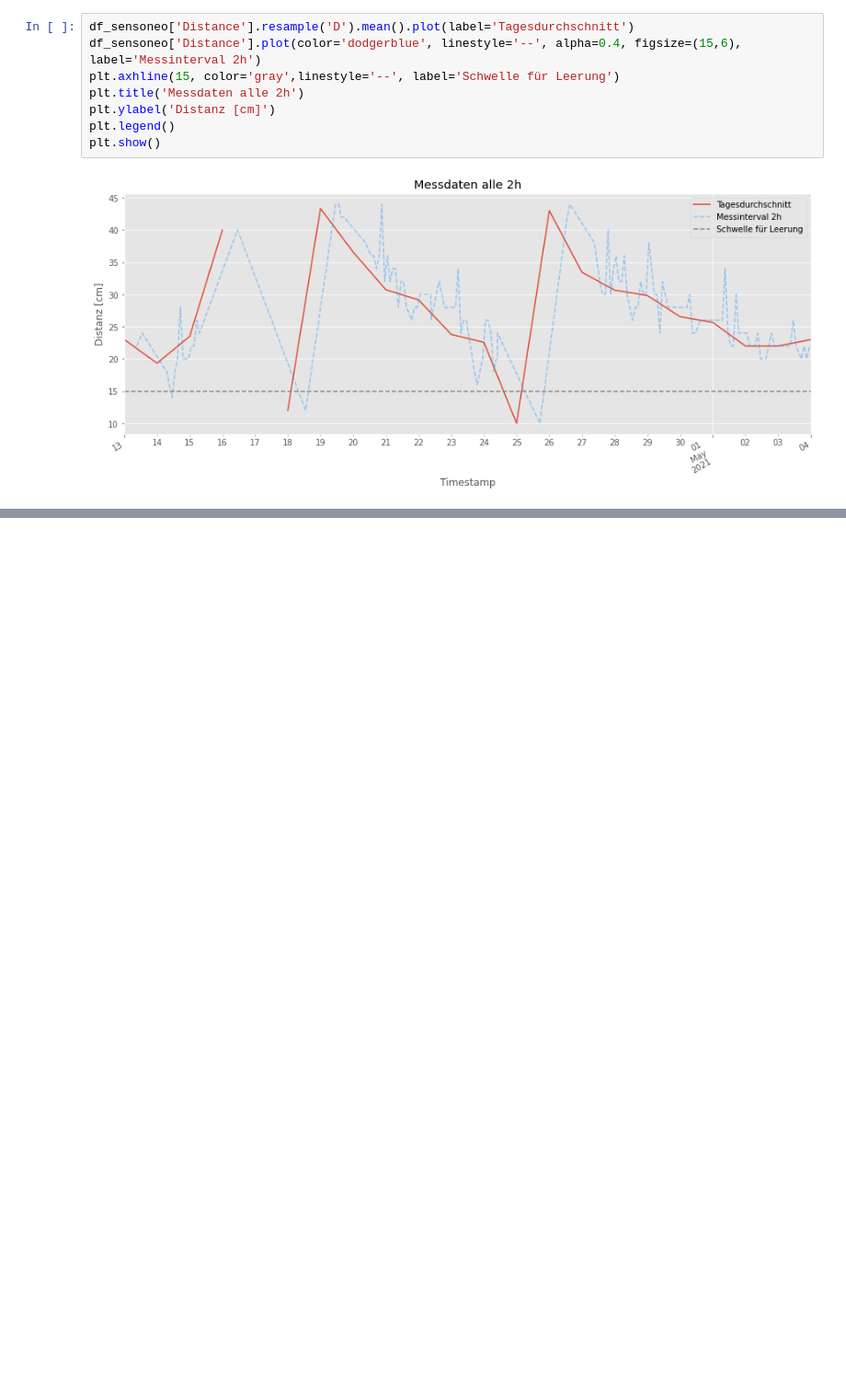
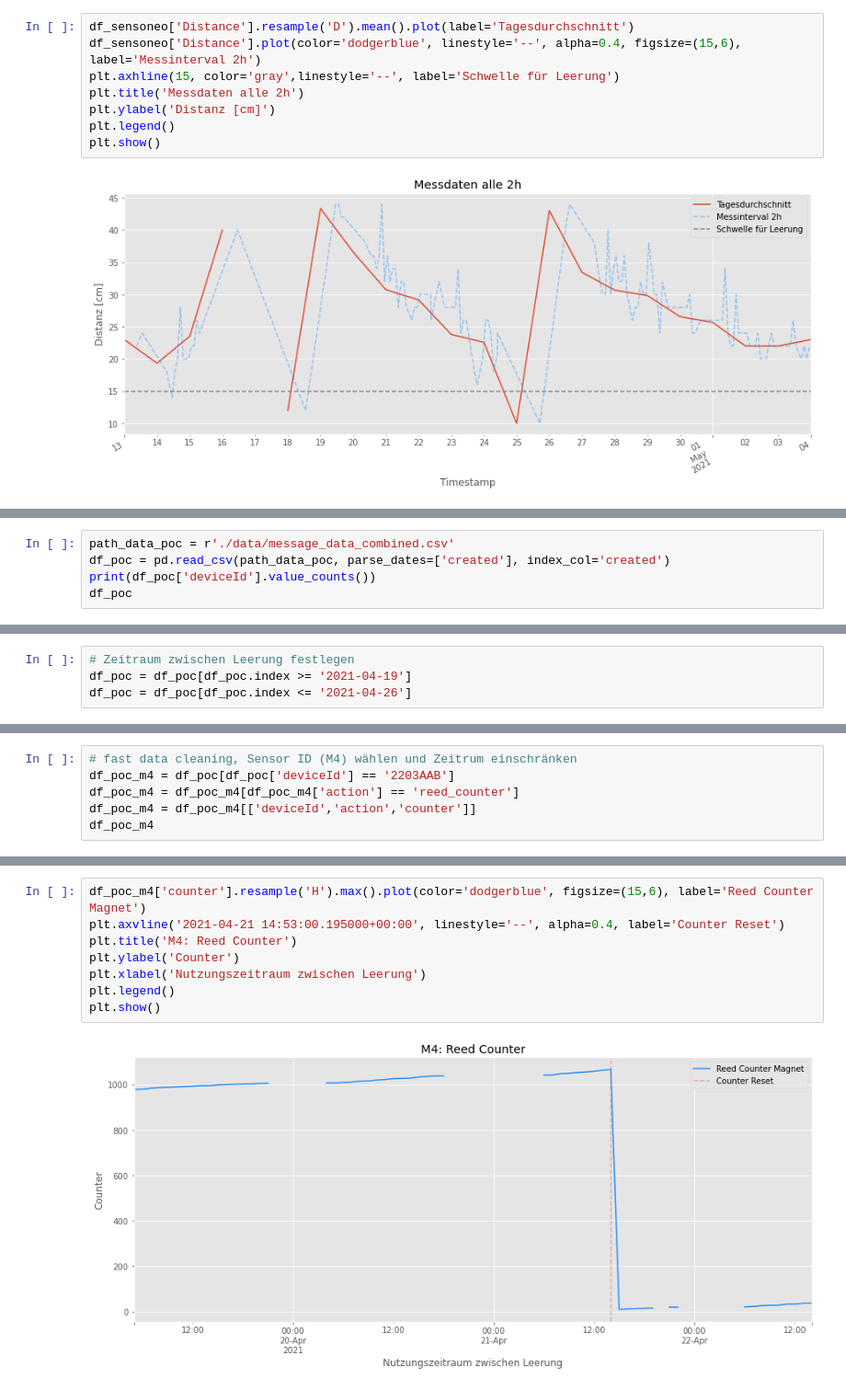
Before and after one commit to phyti1/ds_p4_kompotoi, a Jupyter notebook: Data_aquissation_sensoneo.ipynb, the cells around one changed output, grey strips where cells are left out. Shown at 92% size. Saved outputs shown, nothing was run; the diff lists cells and outputs as text; blank space fills up the shorter version.

Commit message:
Erweiterung: Vergleich mit den anderen Sensoren

```diff
--- a/Data_aquissation_sensoneo.ipynb
+++ b/Data_aquissation_sensoneo.ipynb
@@ -357,0 +377,5 @@ plt.show()
+# %%
+path_data_poc = r'./data/message_data_combined.csv'
+df_poc = pd.read_csv(path_data_poc, parse_dates=['created'], index_col='created')
+print(df_poc['deviceId'].value_counts())
+df_poc
@@ -357,0 +404,4 @@ plt.show()
+# %%
+# Zeitraum zwischen Leerung festlegen
+df_poc = df_poc[df_poc.index >= '2021-04-19']
+df_poc = df_poc[df_poc.index <= '2021-04-26']
@@ -357,0 +412,6 @@ plt.show()
+# %%
+# fast data cleaning, Sensor ID (M4) wählen und Zeitrum einschränken
+df_poc_m4 = df_poc[df_poc['deviceId'] == '2203AAB']
+df_poc_m4 = df_poc_m4[df_poc_m4['action'] == 'reed_counter']
+df_poc_m4 = df_poc_m4[['deviceId','action','counter']]
+df_poc_m4
@@ -357,0 +433,10 @@ plt.show()
+# %%
+df_poc_m4['counter'].resample('H').max().plot(color='dodgerblue', figsize=(15,6), label='Reed Counter Magnet')
+plt.axvline('2021-04-21 14:53:00.195000+00:00', linestyle='--', alpha=0.4, label='Counter Reset')
+plt.title('M4: Reed Counter')
+plt.ylabel('Counter')
+plt.xlabel('Nutzungszeitraum zwischen Leerung')
+plt.legend()
+plt.show()
+# %% [output]
+[figure, added]
```
Also changed, not shown: parts of 20 cells of this notebook, 1 other file.
